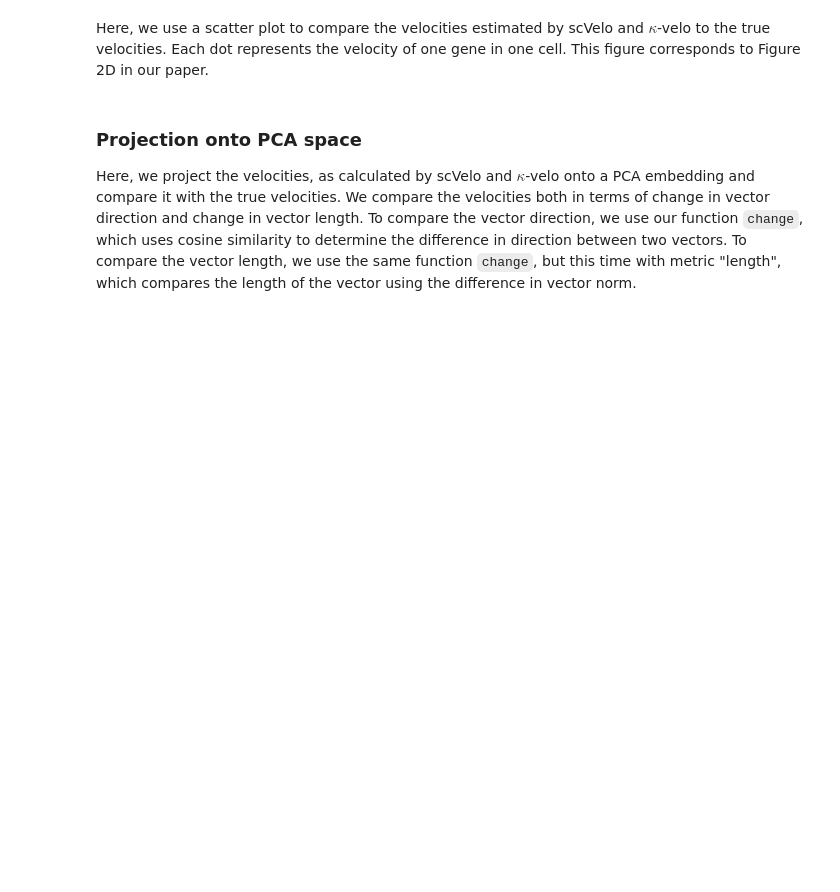
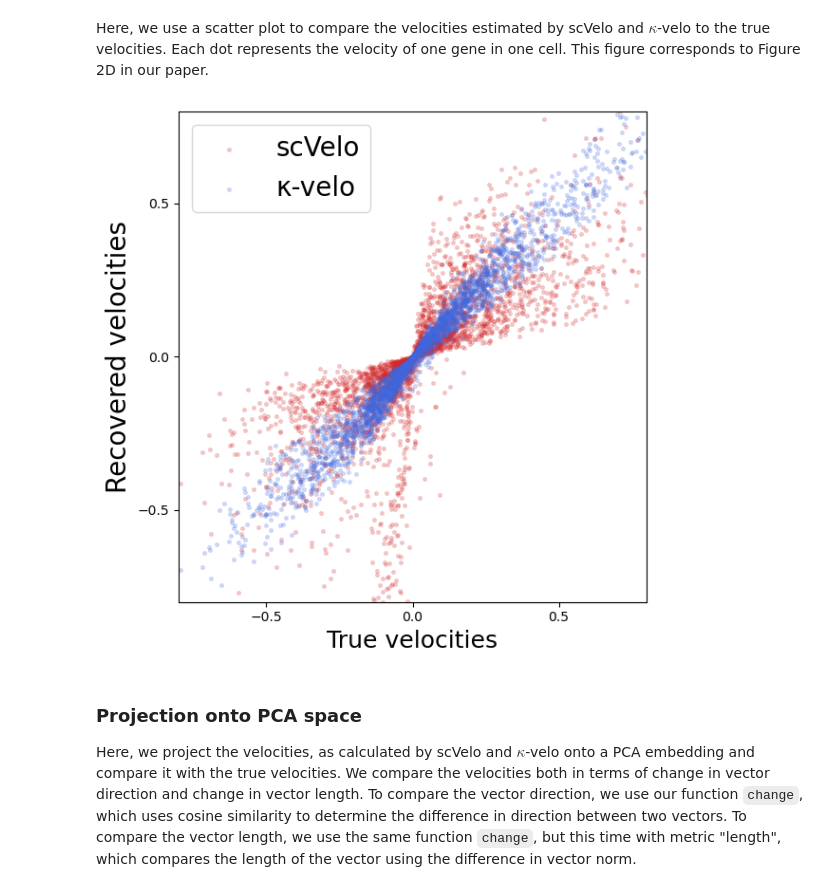
Before and after one commit to bjbouman/cell-state-velocities, a Jupyter notebook: scripts/kappa-velo_scaling_on_simulation.ipynb, the cells around one changed output. Cells and saved outputs as stored; diff of their text form; code cells hidden in the pictures; blank space fills up the shorter version.

```diff
--- a/scripts/kappa-velo_scaling_on_simulation.ipynb
+++ b/scripts/kappa-velo_scaling_on_simulation.ipynb
@@ -98,8 +100,8 @@ Note: the velocities are L2 normalised to make them comparable.
 # %%
 ### calculate ground truth velocities
 true_data = adata.copy()
-get_velocity(true_data, key="true")
-v_true = sk.preprocessing.normalize(true_data.layers["velocity"], norm='l2')
+get_velocity(true_data, key="true", normalise="L2")
+v_true = true_data.layers["velocity"]
 # %%
 ### calculate scvelo velocities
 scv.pp.neighbors(adata)
@@ -111,38 +113,40 @@ scaled_data = adata.copy()
 scaled_data.var["fit_beta"] *= fitted_kappas
 scaled_data.var["fit_alpha"] *= fitted_kappas
 scaled_data.var["fit_gamma"] *= fitted_kappas
-get_velocity(scaled_data)
-v_scaled = sk.preprocessing.normalize(scaled_data.layers["velocity"])
+get_velocity(scaled_data, use_raw=True, normalise="L2")
+v_scaled = scaled_data.layers["velocity"]
 # %% [markdown]
 Here, we use a scatter plot to compare the velocities estimated by scVelo and $\kappa$-velo to the true velocities. Each dot represents the velocity of one gene in one cell. This figure corresponds to Figure 2D in our paper.
 # %%
 ### plot figuring comparing scVelo and kappa-velo to ground truth
 fig, ax = plt.subplots(1, 1, figsize=(6, 6), frameon=False)
 
 kwargs = {"alpha":.2, "s":7}
 idx = np.arange(0, n_vars, 1)
 cells = np.arange(0, n_obs, 25)
 xlim = (np.min(v_true), np.max(v_true))
 
 # for all cell over all genes
 ax.scatter(v_true[:,idx][cells], v_scvelo[:,idx][cells],
            label="scVelo", color="tab:red", **kwargs)
 ax.scatter(v_true[:,idx][cells], v_scaled[:,idx][cells],
            label="κ-velo", color="royalblue", **kwargs)
 ax.set_xlabel("True velocities", size=18), ax.set_ylabel("Recovered velocities", size=20)
 
 l = .8
 ax.set_xlim((-l,l)), ax.set_ylim((-l, l))
 
 ax.legend(fontsize=20)
 ax.set_xticks([-.5, 0, .5]), ax.set_yticks([-.5, 0, .5])
 plt.tight_layout()
 
 # save figure
-save_path = "../figures/Fig3D_velocities-scvelo-vs-scaled.png"
-plt.savefig(save_path, dpi=400, transparent=True)
+#save_path = "../figures/Fig3D_velocities-scvelo-vs-scaled.png"
+#plt.savefig(save_path, dpi=400, transparent=True)
 
 plt.show()
+# %% [output]
+[figure, added]
 # %% [markdown]
 ### Projection onto PCA space
 
```
Also changed, not shown: parts of 9 cells of this notebook, 4 other files.
